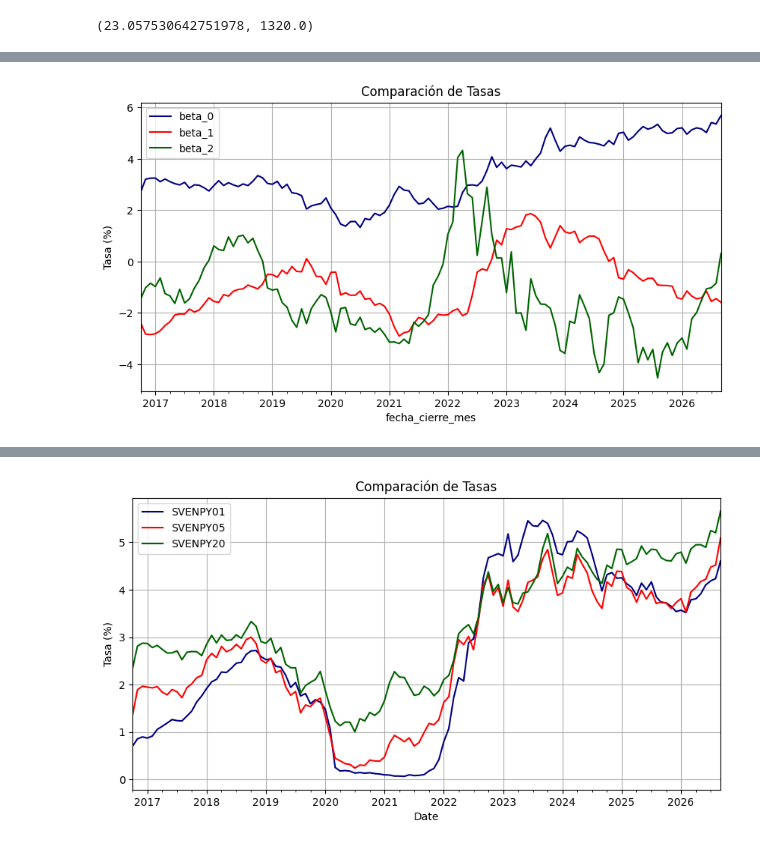
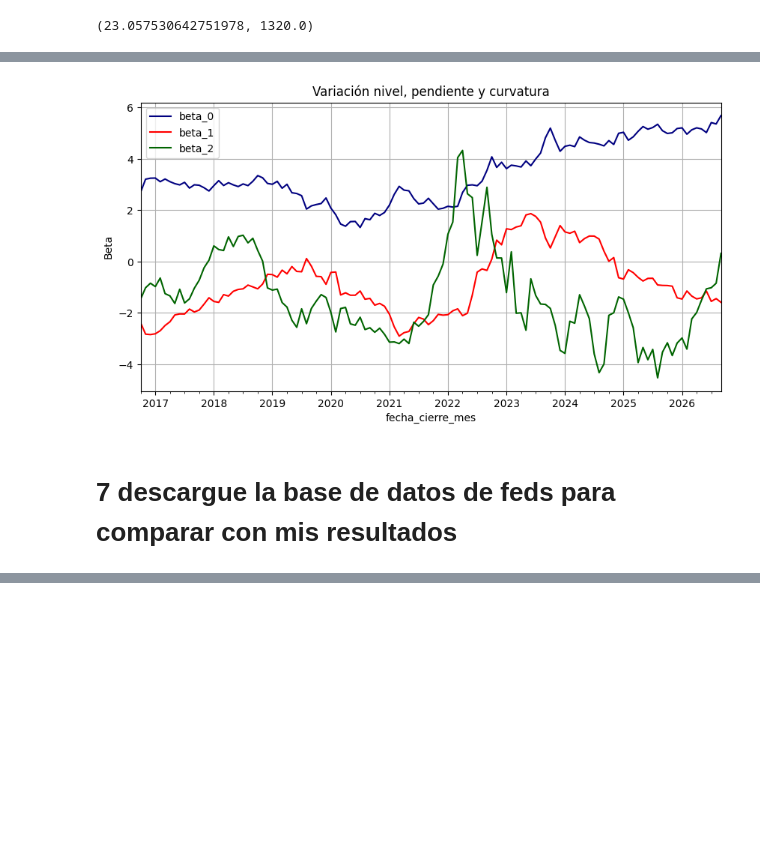
Before and after one commit to jvliouc/Proyecto-Mercados-Financieros, a Jupyter notebook: mmff.ipynb, the cells around one changed output, grey strips where cells are left out. Cells and saved outputs as stored; diff of their text form; code cells hidden in the pictures; blank space fills up the shorter version.

```diff
--- a/mmff.ipynb
+++ b/mmff.ipynb
@@ -184,14 +187,16 @@ mensual_df_regresores["beta_2"]=beta_2
 # %%
 colores=["navy", "red", "darkgreen"]
 mensual_df_regresores[["beta_0","beta_1","beta_2"]].plot(
     figsize=(10, 5),
-    title="Comparación de Tasas",
+    title="Variación nivel, pendiente y curvatura",
     color=colores)
-plt.ylabel("Tasa (%)")
+plt.ylabel("Beta")
 plt.legend(loc="upper left")
 plt.grid(True)
 plt.show()
 # %% [output]
-[figure, old version]
+[figure, new version]
+# %% [markdown]
+# 7 descargue la base de datos de feds para  comparar con mis resultados
 # %%
 feds = pd.read_csv("feds200628.csv", skiprows=9)
@@ -217,15 +220,3 @@ feds.head()
 | 2016-10-06 | 4.253072 | -3.666345 | -2.165721 | -4.444276 | 1.0493 | 1.8941 | 2.4622 | 0.8752 | 1.2177 | 1.5290 | ... | ... |
 | 2016-10-07 | 4.068417 | -3.528982 | -1.745509 | -3.859760 | 1.0447 | 1.8511 | 2.4659 | 0.8731 | 1.2067 | 1.4998 | ... | ... |
 5 rows × 99 columns
-# %%
-colores=["navy", "red", "darkgreen"]
-feds_mensual[["SVENPY01","SVENPY05","SVENPY20"]].plot(
-    figsize=(10, 5),
-    title="Comparación de Tasas",
-    color=colores)
-plt.ylabel("Tasa (%)")
-plt.legend(loc="upper left")
-plt.grid(True)
-plt.show()
-# %% [output]
-[figure, removed]
```
Also changed, not shown: parts of 27 cells of this notebook, 3 other files.
